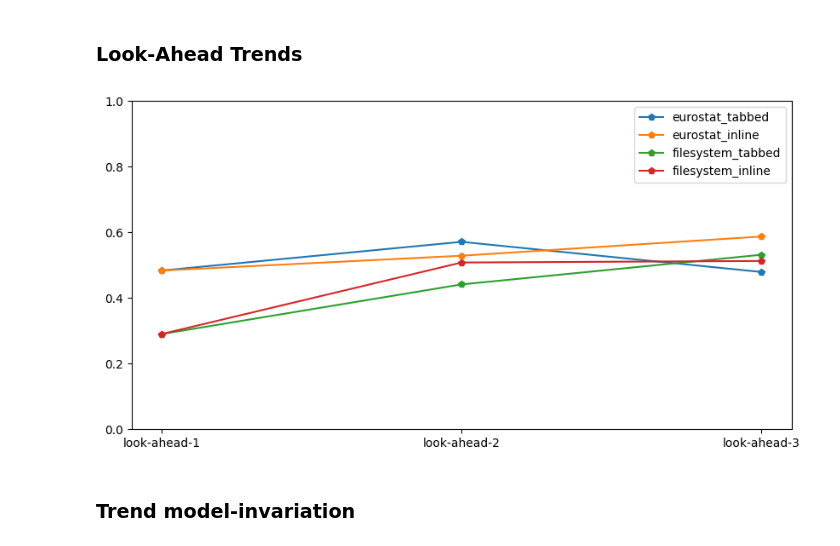
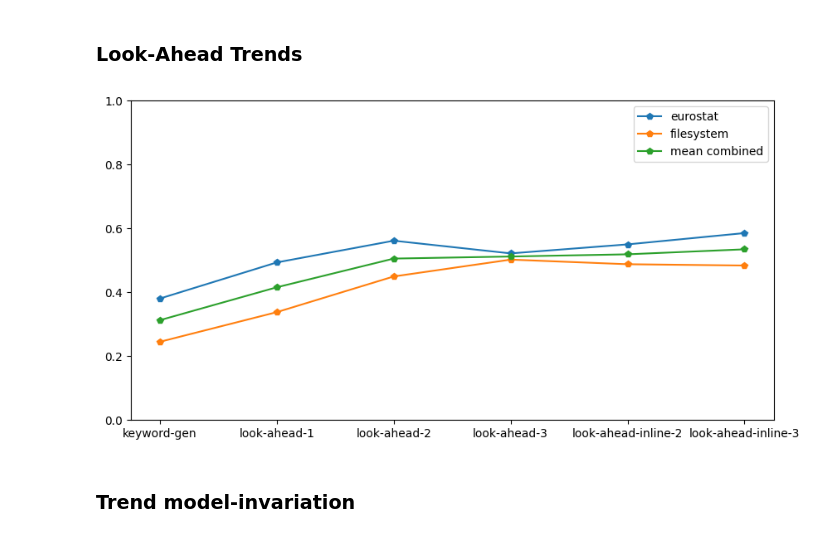
Before and after one commit to MikolasFromm/IterativePromptResearch, a Jupyter notebook: research/iterative_prompt_research.ipynb, the cells around one changed output. Saved outputs shown, nothing was run; the diff lists cells and outputs as text; code cells hidden in the pictures.

```diff
--- a/research/iterative_prompt_research.ipynb
+++ b/research/iterative_prompt_research.ipynb
@@ -603,6 +621,12 @@ class TestResultExtended(TestResult):
         self.segments : List['TestResultExtended.AnswerSegment'] = [TestResultExtended.AnswerSegment()]
         self.__current_segment_index : int = 0
         self.__score : None | float = None
+        self.tokens_used : int | None = None
+
+    def set_tokens_used(self, tokens_used : int):
+        """Saves the number of tokens used in the current test.
+        Was added later, therefore None is the default value in the constructor."""
+        self.tokens_used = tokens_used
 
     def __current_segment(self) -> 'TestResultExtended.AnswerSegment':
         return self.segments[self.__current_segment_index]
@@ -677,6 +701,7 @@ class TestRunner:
         for _ in range(REPETITION_COUNT):
             for i, test in enumerate(tests):
                 test.reset()
+                openai.reset_tokens_used()
                 result = self.__run(test.current_node, test.query, worker, openai, test, mode)
                 results.append(result)
 
@@ -685,7 +710,11 @@ class TestRunner:
                     result.evaluate_score()
 
                 result.get_score()
-                print(f"Test {i}: {result}")
+
+                if (type(result) == TestResultExtended and result.tokens_used is not None):
+                    print(f"Test {i}: {result} Tokens used: {result.tokens_used}")
+                else:
+                    print(f"Test {i}: {result}")
         return results
 
     def __run(self, root : Node, query : str, worker : AssistantWorker, openai : OpenAIWrapper, correct_path : CorrectPath, mode : int) -> TestResult:
@@ -740,6 +769,8 @@ class TestRunner:
                 break
             else:
                 path_done.append(current_node)
+
+        result.set_tokens_used(openai.get_tokens_used())
         return result
 
     def __process_valid_response(self, next_child_index : int, result : TestResult, worker : AssistantWorker, openai : OpenAIWrapper, correct_path : CorrectPath, path_done : List['Node'], max_num_of_entries : int, index_translations : Dict['int', 'int'] = {}) -> tuple[bool, int]:
@@ -1181,38 +1226,41 @@ The null hypothesis that the medians of the groups are equal cannot be rejected.
 # %%
 import matplotlib.pyplot as plt
 import numpy as np
 
-_dir_eurostat = os.path.join("results", "eurostat", "look-ahead-gpt3")
-_dir_filesystem = os.path.join("results", "filesystem", "look-ahead-gpt3")
-_result_tests_eurostat : Dict[str, List['TestResult']] = { _file : pickle.load(open(os.path.join(_dir_eurostat, _file), "rb")) for _file in os.listdir(_dir_eurostat) if "-inline-" not in _file }
-_result_tests_eurostat_inline : Dict[str, List['TestResult']] = { _file : pickle.load(open(os.path.join(_dir_eurostat, _file), "rb")) for _file in os.listdir(_dir_eurostat) if "-inline-" in _file }
-_result_tests_filesystem : Dict[str, List['TestResult']] = { _file : pickle.load(open(os.path.join(_dir_filesystem, _file), "rb")) for _file in os.listdir(_dir_filesystem) if "-inline-" not in _file }
-_result_tests_filesystem_inline : Dict[str, List['TestResult']] = { _file : pickle.load(open(os.path.join(_dir_filesystem, _file), "rb")) for _file in os.listdir(_dir_filesystem) if "-inline-" in _file }
+_dir_eurostat = os.path.join("results", "eurostat", "penalization")
+_dir_filesystem = os.path.join("results", "filesystem", "penalization")
+_result_tests_eurostat : Dict[str, List['TestResultExtended']] = { _file : pickle.load(open(os.path.join(_dir_eurostat, _file), "rb")) for _file in os.listdir(_dir_eurostat)}
+_result_tests_filesystem : Dict[str, List['TestResultExtended']] = { _file : pickle.load(open(os.path.join(_dir_filesystem, _file), "rb")) for _file in os.listdir(_dir_filesystem)}
 
 _data : Dict[str, Dict[str, float]] = {}
 
 for (_dir, _tests, _label) in [
-        (_dir_eurostat, _result_tests_eurostat, "eurostat_tabbed"),
-        (_dir_eurostat, _result_tests_eurostat_inline, "eurostat_inline"),
-        (_dir_filesystem, _result_tests_filesystem, "filesystem_tabbed"),
-        (_dir_filesystem, _result_tests_filesystem_inline, "filesystem_inline")
+        (_dir_eurostat, _result_tests_eurostat, "eurostat"),
+        (_dir_filesystem, _result_tests_filesystem, "filesystem"),
     ]:
     _data[_label] = {}
     for _test in _tests:
-        _type = _test.split('_')[2].replace("-inline", "")
-        _result : List['TestResult'] = pickle.load(open(os.path.join(_dir, _test), "rb"))
+        _type = _test.split('_')[3]
+        _result : List['TestResultExtended'] = pickle.load(open(os.path.join(_dir, _test), "rb"))
         _data[_label][_type] = np.mean([x.get_score() for x in _result])
 
+## create mean result records
+_mean_results : Dict[str, np.ndarray] = {
+    "mean combined" : (np.array([_data["eurostat"][key] for key in _data["eurostat"]]) + np.array([_data["filesystem"][key] for key in _data["filesystem"]]))/2
+}
 
 plt.figure(figsize=(10,5))
 plt.ylim(0,1)
 for _label in _data:
     plt.plot(_data[_label].keys(), _data[_label].values(), '-p', label=_label)
 
+for _label in _mean_results:
+    plt.plot(_mean_results[_label], '-p', label=_label)
+
 plt.legend()
 plt.show()
 # %% [output]
-[figure, old version]
+[figure, new version]
 # %% [markdown]
 ### Trend model-invariation
 # %%
```
Also changed, not shown: parts of 4 cells of this notebook.
